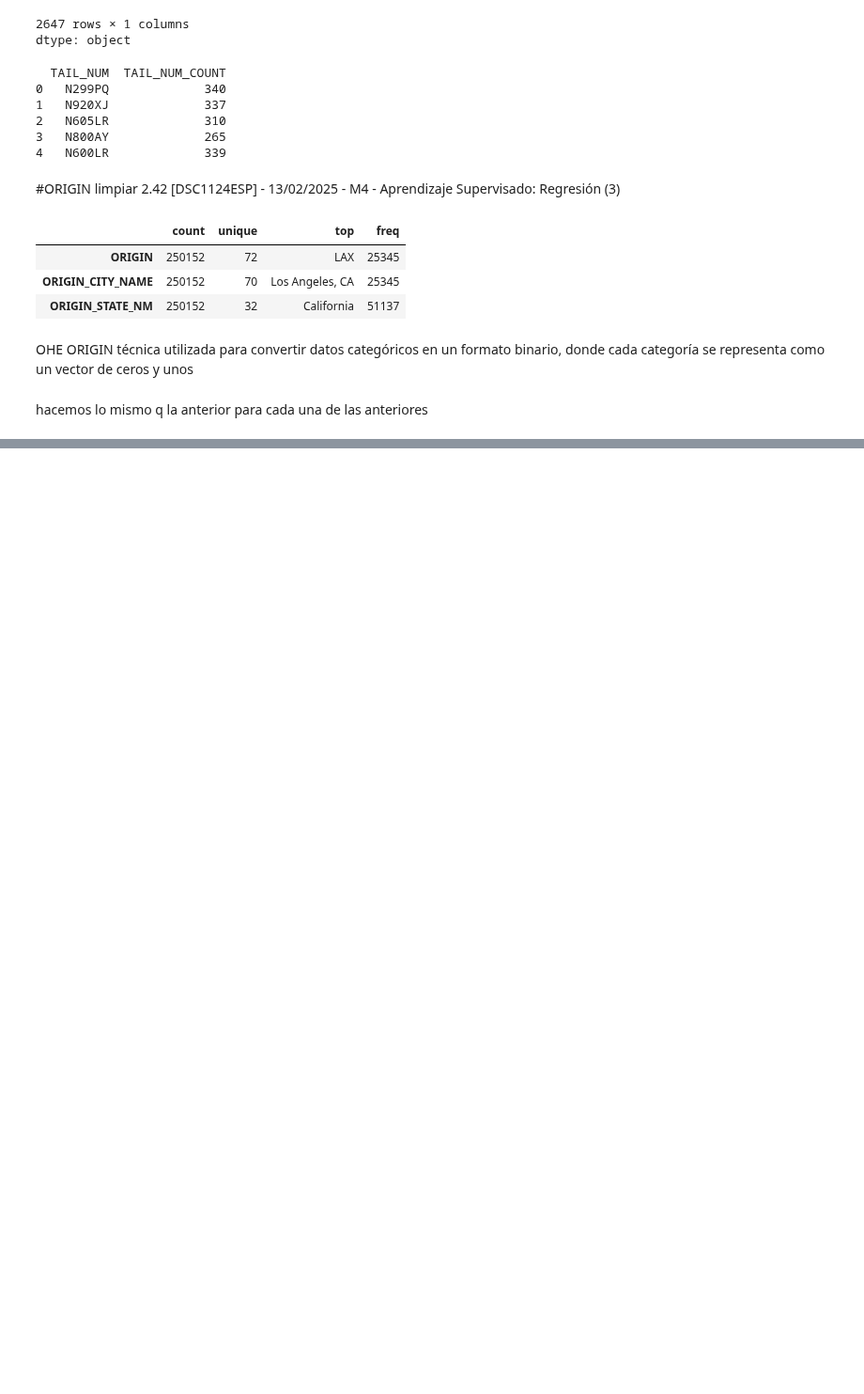
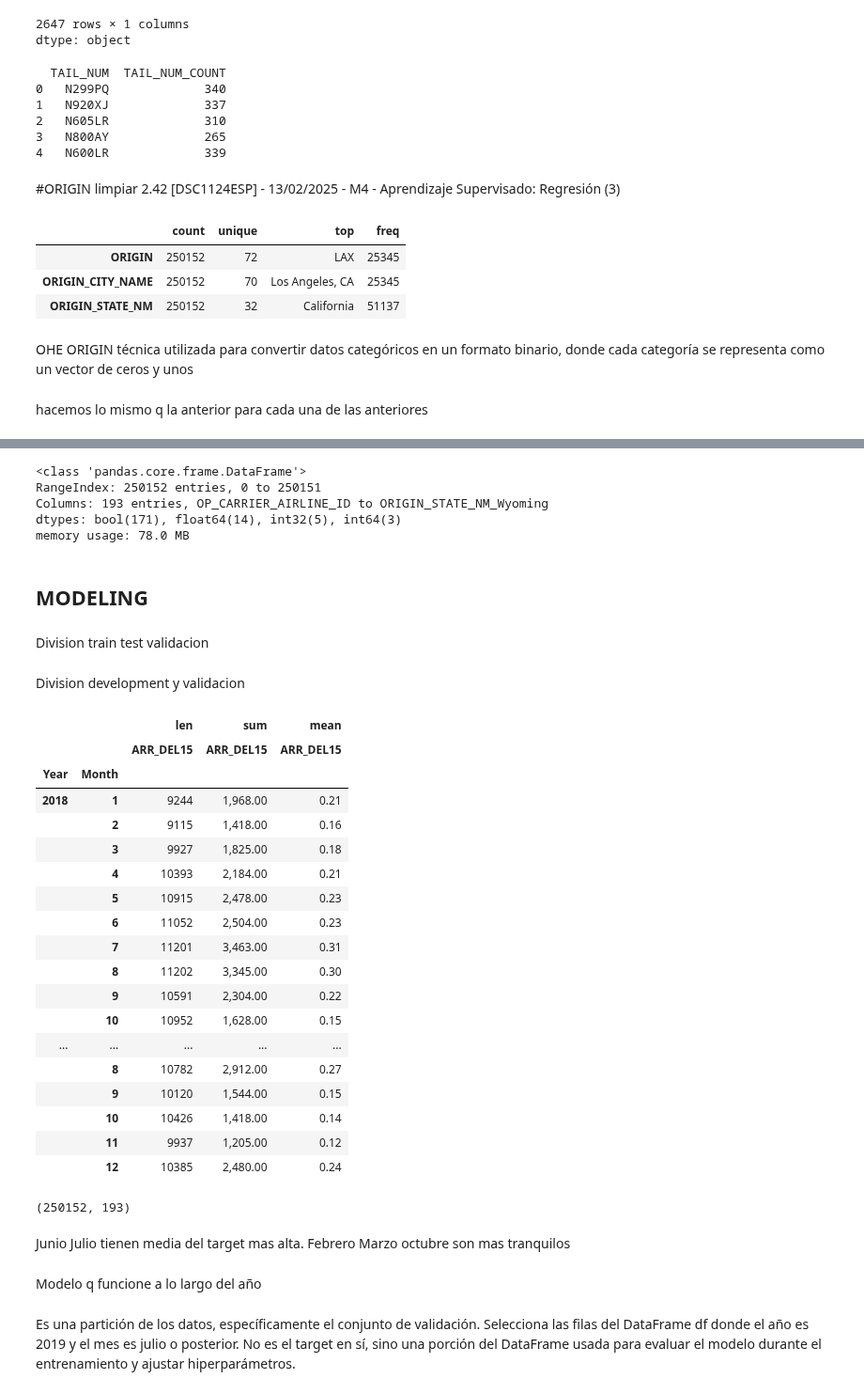
Before and after one commit to KARENCMP82/Python, a Jupyter notebook: Clasificacion_Clase.ipynb, the cells around one changed output, grey strips where cells are left out. Shown at 94% size. Saved outputs shown, nothing was run; the diff lists cells and outputs as text; code cells hidden in the pictures; blank space fills up the shorter version.

```diff
--- a/Clasificacion_Clase.ipynb
+++ b/Clasificacion_Clase.ipynb
@@ -663,0 +656,14 @@ df.drop('ORIGIN', axis=1, inplace=True)
+# %%
+df.info(verbose=False)
+# %% [output]
+<class 'pandas.core.frame.DataFrame'>
+RangeIndex: 250152 entries, 0 to 250151
+Columns: 193 entries, OP_CARRIER_AIRLINE_ID to ORIGIN_STATE_NM_Wyoming
+dtypes: bool(171), float64(14), int32(5), int64(3)
+memory usage: 78.0 MB
+# %% [markdown]
+## MODELING
+# %% [markdown]
+Division train test validacion
+# %% [markdown]
+Division development y validacion
@@ -663,0 +673,32 @@ df.drop('ORIGIN', axis=1, inplace=True)
+# %%
+df.pivot_table(index=['Year','Month'], values='ARR_DEL15', aggfunc=[len, sum, np.mean])
+# %% [output]
+|  |  | len | sum | mean |
+|  |  | ARR_DEL15 | ARR_DEL15 | ARR_DEL15 |
+| Year | Month |  |  |  |
+| 2018 | 1 | 9244 | 1,968.00 | 0.21 |
+|  | 2 | 9115 | 1,418.00 | 0.16 |
+|  | 3 | 9927 | 1,825.00 | 0.18 |
+|  | 4 | 10393 | 2,184.00 | 0.21 |
+|  | 5 | 10915 | 2,478.00 | 0.23 |
+|  | 6 | 11052 | 2,504.00 | 0.23 |
+|  | 7 | 11201 | 3,463.00 | 0.31 |
+|  | 8 | 11202 | 3,345.00 | 0.30 |
+|  | 9 | 10591 | 2,304.00 | 0.22 |
+|  | 10 | 10952 | 1,628.00 | 0.15 |
+| ... | ... | ... | ... | ... |
+|  | 8 | 10782 | 2,912.00 | 0.27 |
+|  | 9 | 10120 | 1,544.00 | 0.15 |
+|  | 10 | 10426 | 1,418.00 | 0.14 |
+|  | 11 | 9937 | 1,205.00 | 0.12 |
+|  | 12 | 10385 | 2,480.00 | 0.24 |
+# %%
+df.shape
+# %% [output]
+(250152, 193)
+# %% [markdown]
+Junio Julio tienen media del target mas alta. Febrero Marzo octubre son mas tranquilos
+# %% [markdown]
+Modelo q funcione a lo largo del año
+# %% [markdown]
+Es una partición de los datos, específicamente el conjunto de validación. Selecciona las filas del DataFrame df donde el año es 2019 y el mes es julio o posterior. No es el target en sí, sino una porción del DataFrame usada para evaluar el modelo durante el entrenamiento y ajustar hiperparámetros.
```
Also changed, not shown: parts of 27 cells of this notebook.
